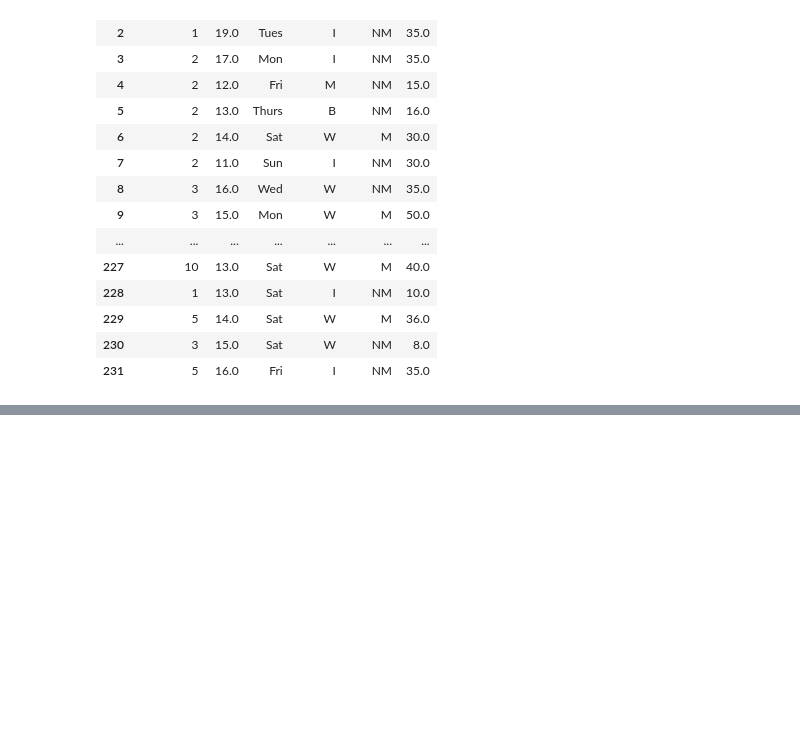
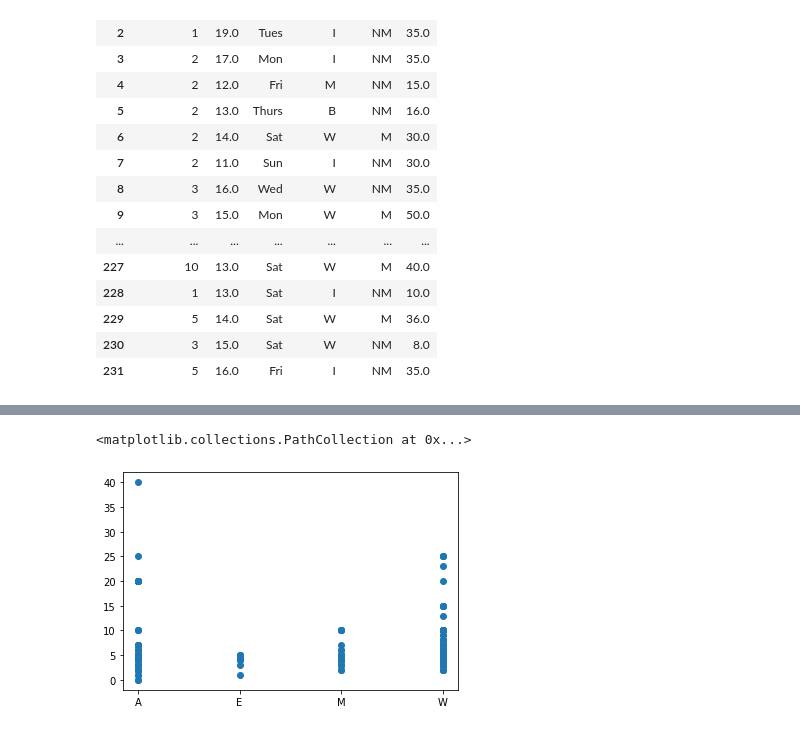
Before and after one commit to oliverlowbob/AAI_First_Mandatory, a Jupyter notebook: Notebook/Haircut Data Processing .ipynb, the cells around one changed output, grey strips where cells are left out. Saved outputs shown, nothing was run; the diff lists cells and outputs as text; code cells hidden in the pictures; blank space fills up the shorter version.

```diff
--- a/Notebook/Haircut Data Processing .ipynb
+++ b/Notebook/Haircut Data Processing .ipynb
@@ -140,0 +158,22 @@ df
+# %%
+# In the above scatterplot we notice values H and V.
+# These values we assume are typos,
+# we decide remove these two rows from our dataset.
+df.drop(df.index[df["Culture"].isin(["H", "V"])], inplace=True)
+
+# Remember to reset index when we drop lines.
+df.reset_index(drop=True, inplace=True)
+
+# We decided to convert the culture codes defined for specifics countries into the culture codes of the continents the
+# countries belong to. Then all culture codes are categorised into continents to keep the data consistent.
+df["Culture"].replace({"I":"A",
+                      "P":"A",
+                      "B":"W"}, inplace=True)
+
+x = df["Culture"]
+y = df["Tip amount"]
+
+plt.scatter(x, y)
+# %% [output]
+<matplotlib.collections.PathCollection at 0x...>
+[figure, added]
```
Also changed, not shown: parts of 5 cells of this notebook.
